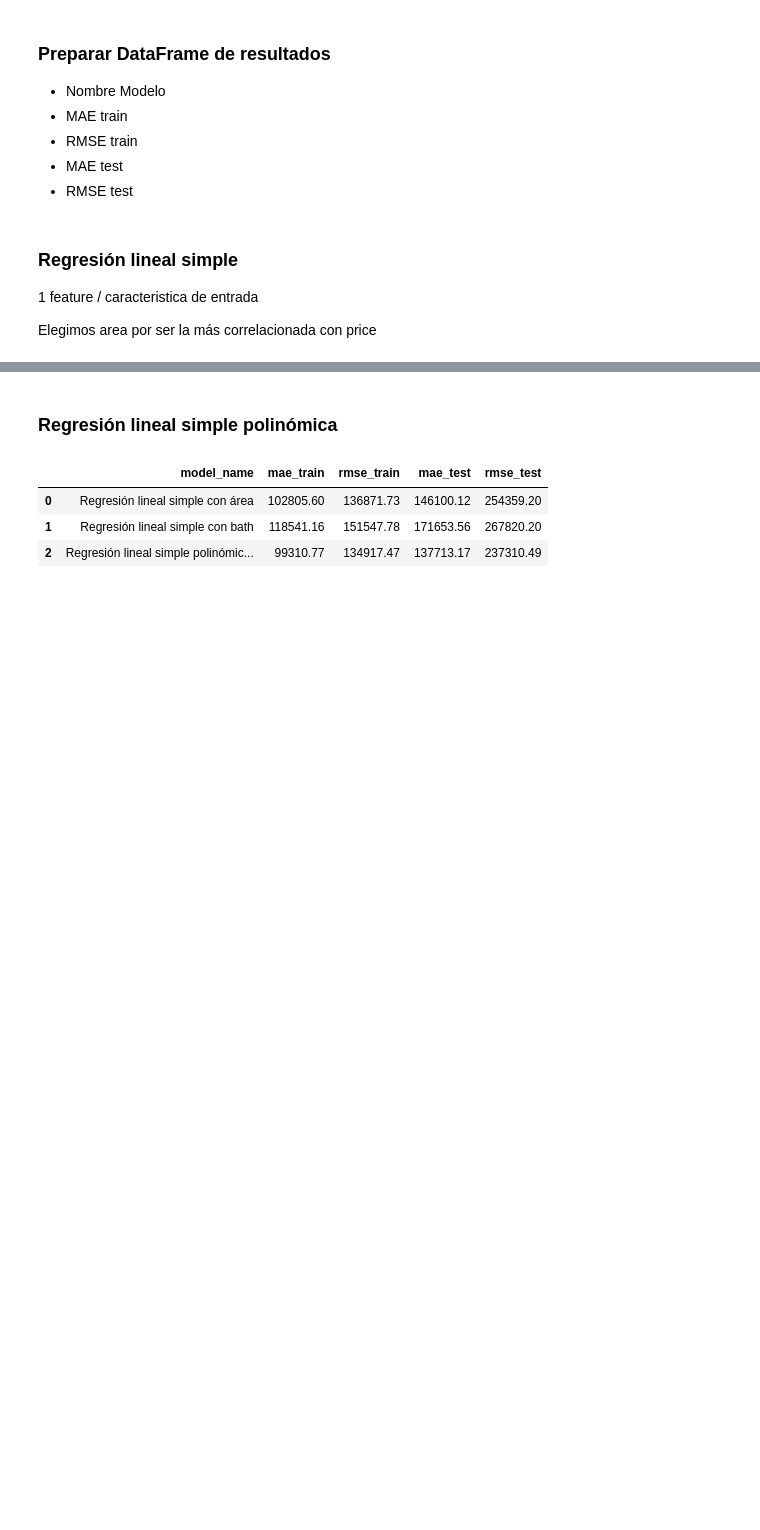
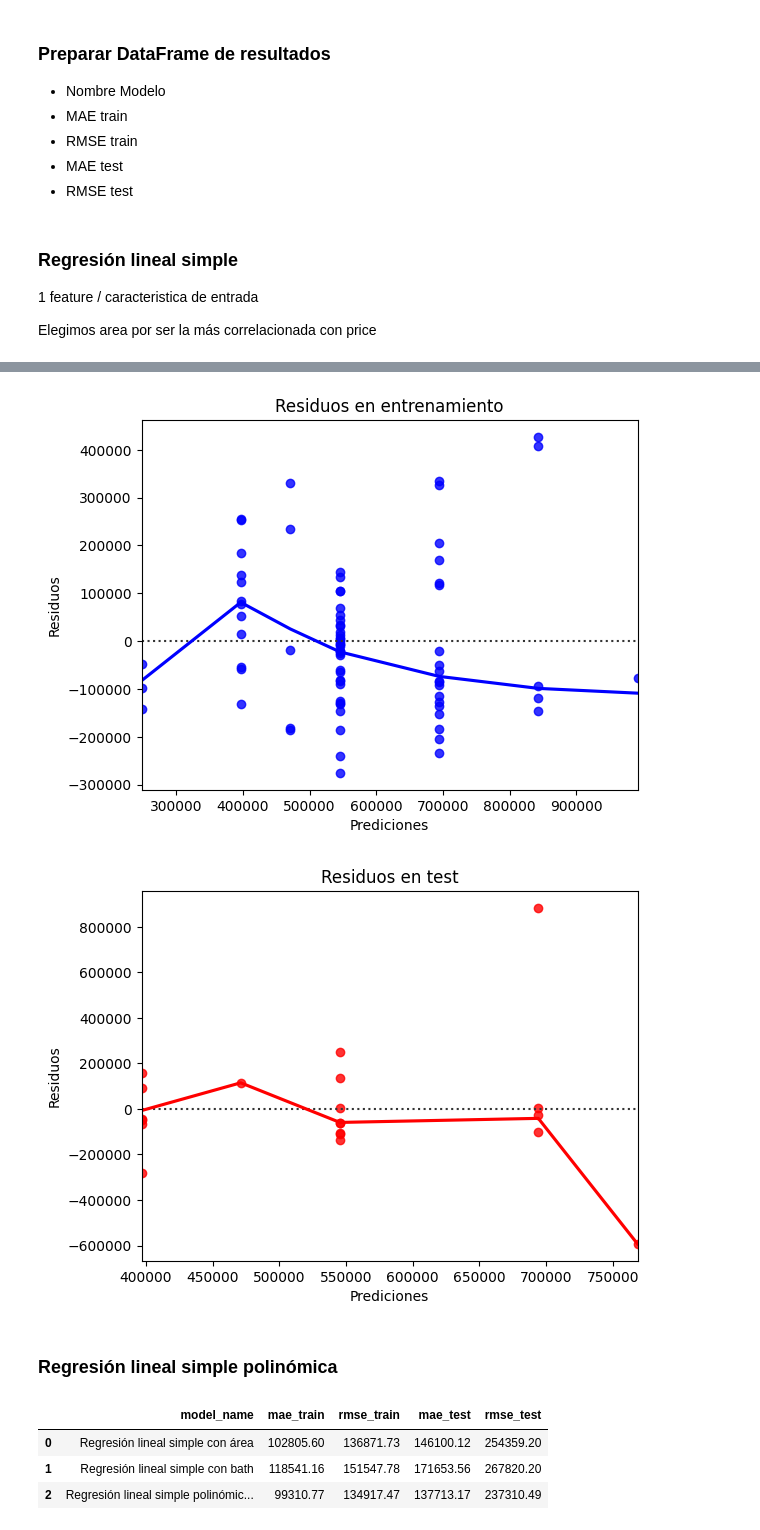
Before and after one commit to Angelbardon/curso-_analisis_angel_bardon, a Jupyter notebook: m6-ml/4. Regresion_pipeline.ipynb, the cells around one changed output, grey strips where cells are left out. Cells and saved outputs as stored; diff of their text form; code cells hidden in the pictures; blank space fills up the shorter version.

```diff
--- a/m6-ml/4. Regresion_pipeline.ipynb
+++ b/m6-ml/4. Regresion_pipeline.ipynb
@@ -399,3 +441,8 @@ df_results.head()
+# %%
+plot_residuos(y_train, y_predictions_train, y_test, y_predictions_test)
+# %% [output]
+[figure, added]
+[figure, added]
 # %% [markdown]
 ### Regresión lineal simple polinómica
 # %%
```
Also changed, not shown: parts of 16 cells of this notebook.
